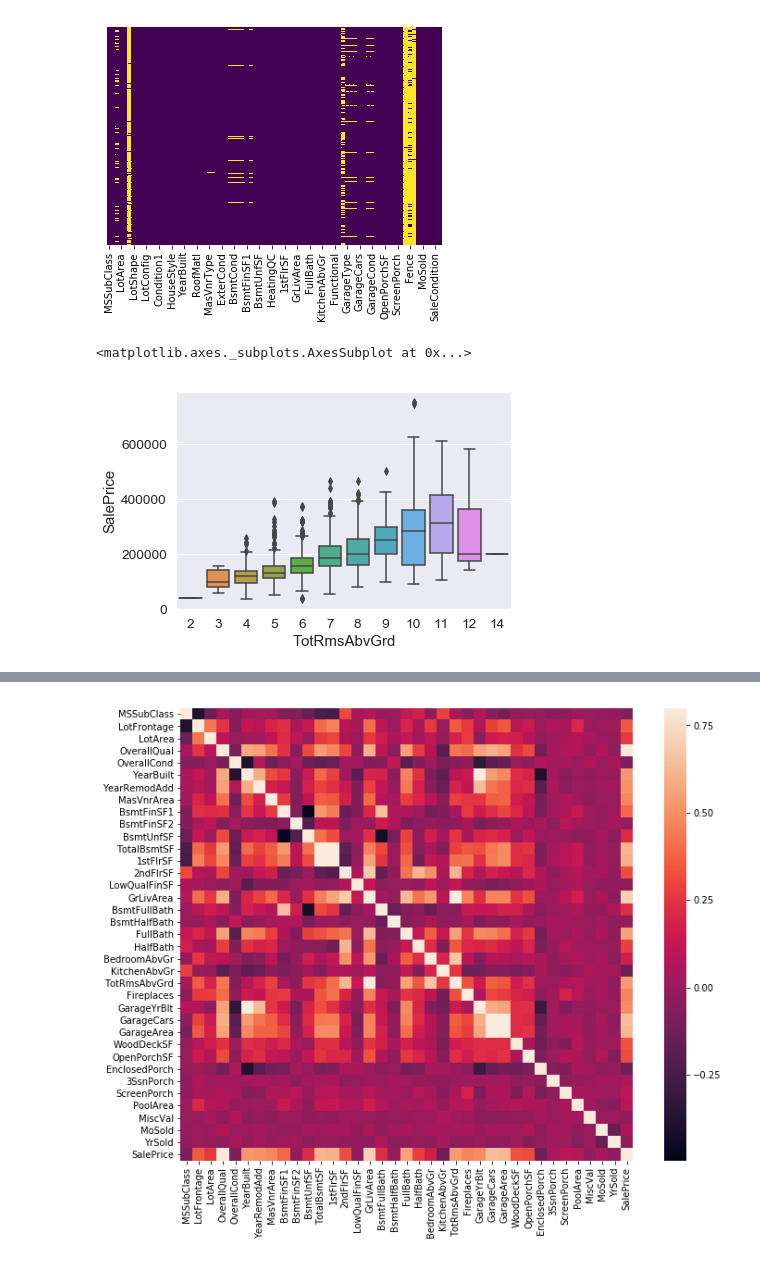
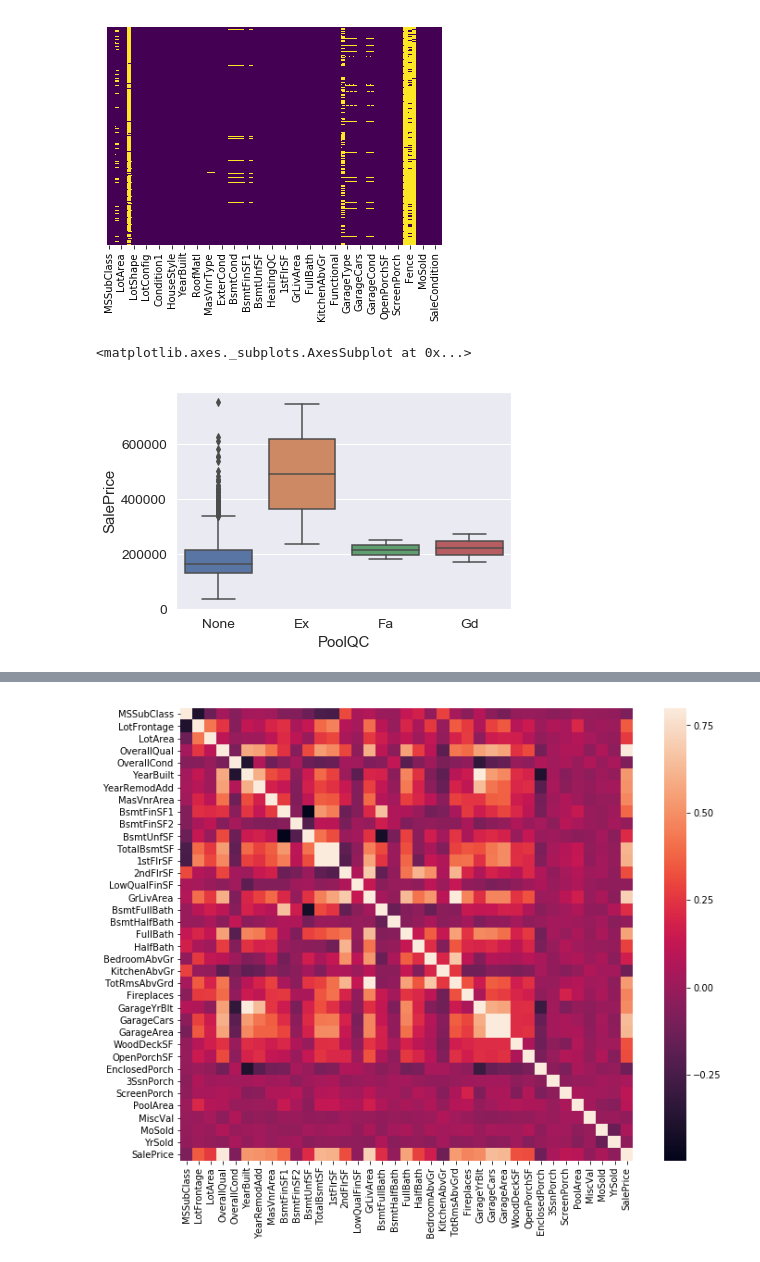
Before and after one commit to Hanasou/Housing-Price-Analysis, a Jupyter notebook: Project.ipynb, the cells around one changed output, grey strips where cells are left out. Cells and saved outputs as stored; diff of their text form; code cells hidden in the pictures.

```diff
--- a/Project.ipynb
+++ b/Project.ipynb
@@ -82,10 +82,10 @@ sns.heatmap(htr.isnull(),yticklabels=False,cbar=False,cmap='viridis')
 [figure]
 # %%
 # Test Comparisons with Categorical Variables to SalePrice here
-sns.boxplot(x = 'TotRmsAbvGrd',y = 'SalePrice', data = htr)
+sns.boxplot(x = 'PoolQC',y = 'SalePrice', data = htr)
 # %% [output]
 <matplotlib.axes._subplots.AxesSubplot at 0x...>
-[figure, old version]
+[figure, new version]
 # %%
 # Test Comparisons with Continuous Variables to SalePrice here
 sns.jointplot(x = 'GrLivArea', y = 'SalePrice', data = htr)
```
Also changed, not shown: parts of 13 cells of this notebook.
